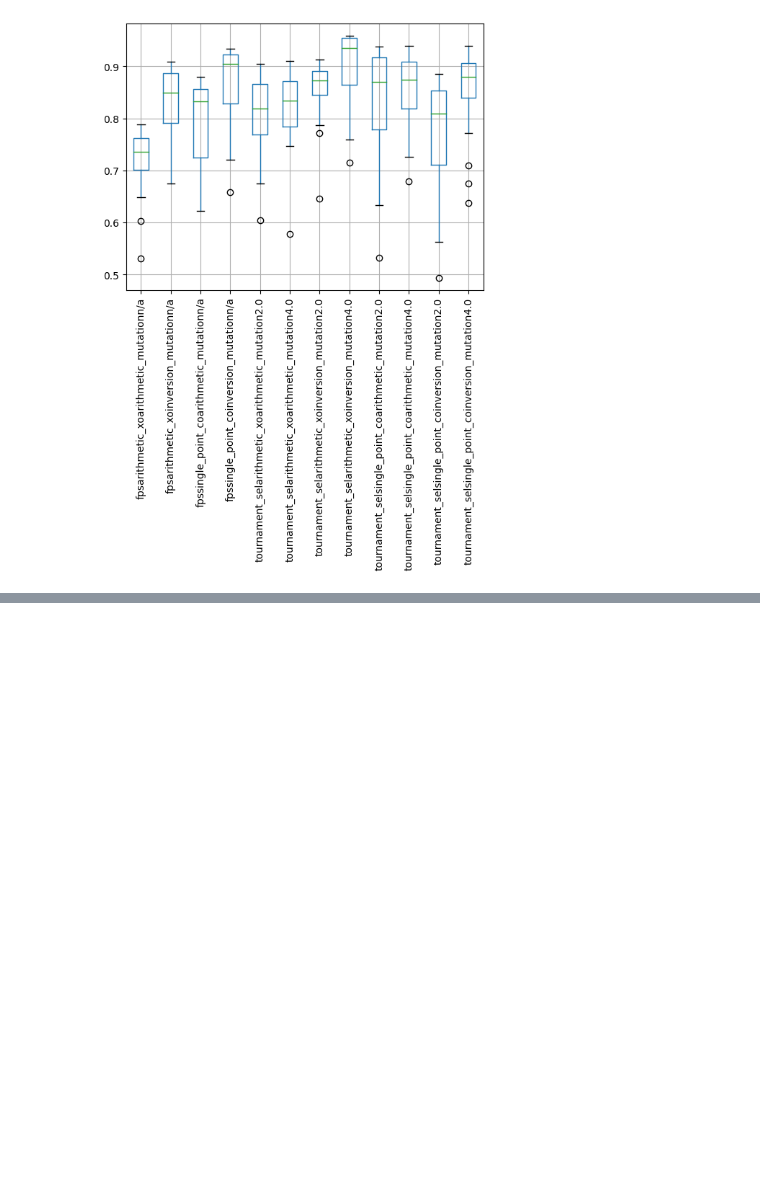
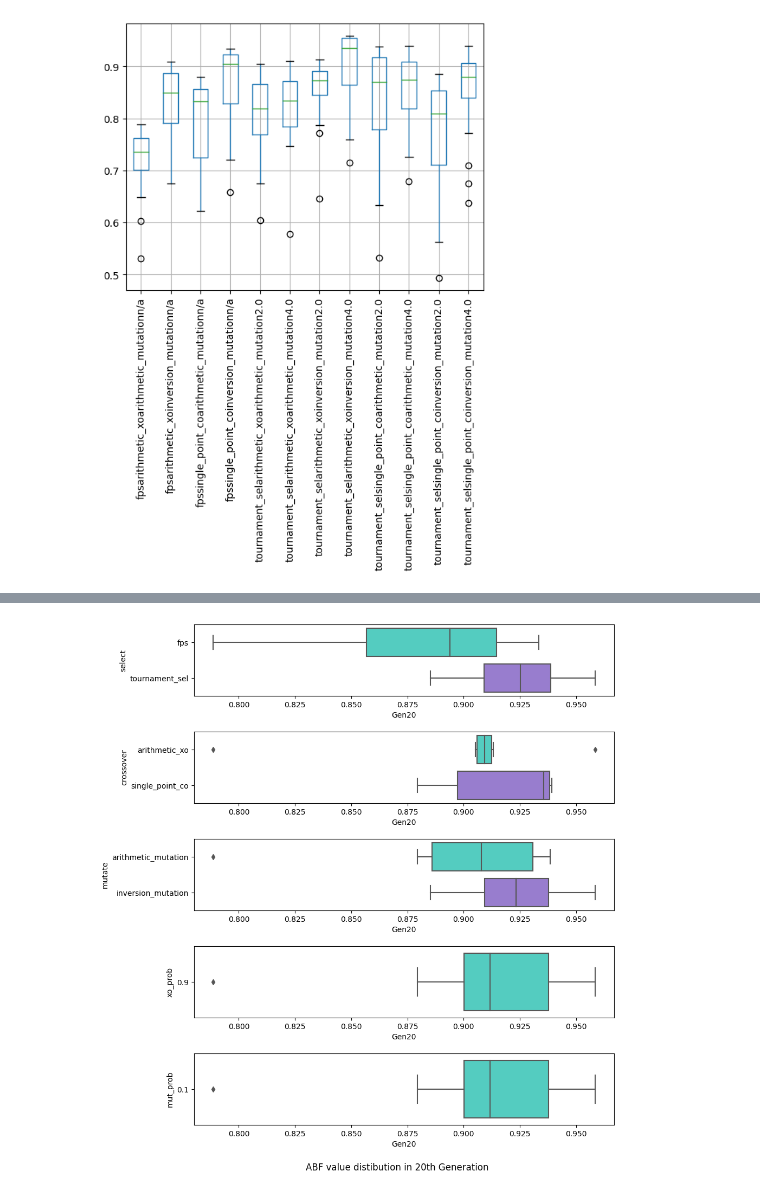
Before and after one commit to iryna-savchuk/CI4O_project, a Jupyter notebook: result_analysis.ipynb, the cells around one changed output, grey strips where cells are left out. Cells and saved outputs as stored; diff of their text form; code cells hidden in the pictures; blank space fills up the shorter version.

Commit message:
Added boxplots to compare parameters

```diff
--- a/result_analysis.ipynb
+++ b/result_analysis.ipynb
@@ -153,0 +176,8 @@ plt.show()
+# %%
+# Splitting ABF into 20 new columns corresponding to 20 generations
+new_cols = pd.DataFrame(merged_df['ABF'].apply(pd.Series).values.tolist(),
+                        columns=['Gen'+str(i+1) for i in range(20)])
+
+# Concatenate the new columns to merged_df
+merged_df = pd.concat([merged_df, new_cols], axis=1)
+merged_df.head()
@@ -153,0 +192,18 @@ plt.show()
+# %%
+f, axes = plt.subplots(5, figsize = (10, 12))
+
+# Define and set custom color palette
+custom_palette = ["#40E0D0", "#9370DB", "#FFD700", "#00FF00", "#FF7F50"]
+sns.set_palette(custom_palette)
+
+sns.boxplot(x="Gen20", y="select", orient="h", data = merged_df, ax=axes[0])
+sns.boxplot(x="Gen20", y="crossover", orient="h", data = merged_df, ax=axes[1])
+sns.boxplot(x="Gen20", y="mutate", orient="h", data = merged_df, ax=axes[2])
+sns.boxplot(x="Gen20", y="xo_prob", orient="h", data = merged_df, ax=axes[3])
+sns.boxplot(x="Gen20", y="mut_prob", orient="h", data = merged_df, ax=axes[4])
+
+plt.subplots_adjust(hspace=0.5) # adjusting subplot spacing
+f.text(0.5, 0.04, "ABF value distibution in 20th Generation", ha="center", fontsize=12) # Set x-axis label for all subplots
+plt.show()
+# %% [output]
+[figure, added]
```
Also changed, not shown: parts of 10 cells of this notebook.
